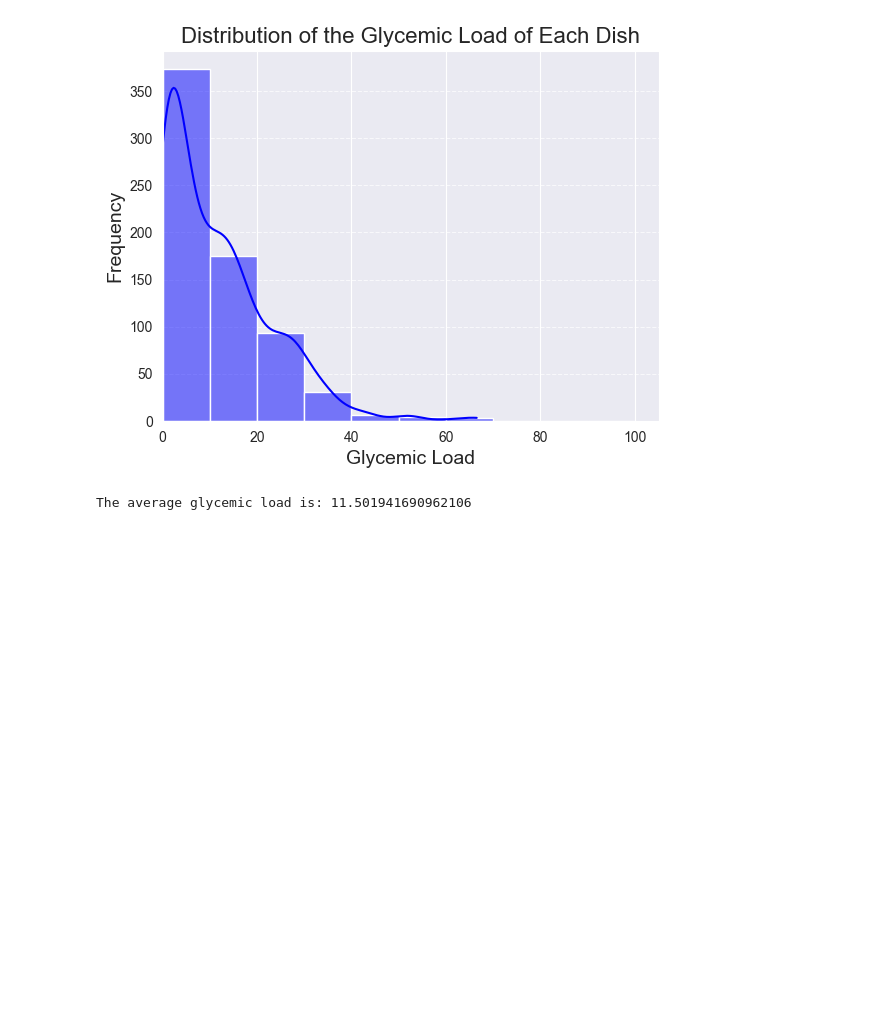
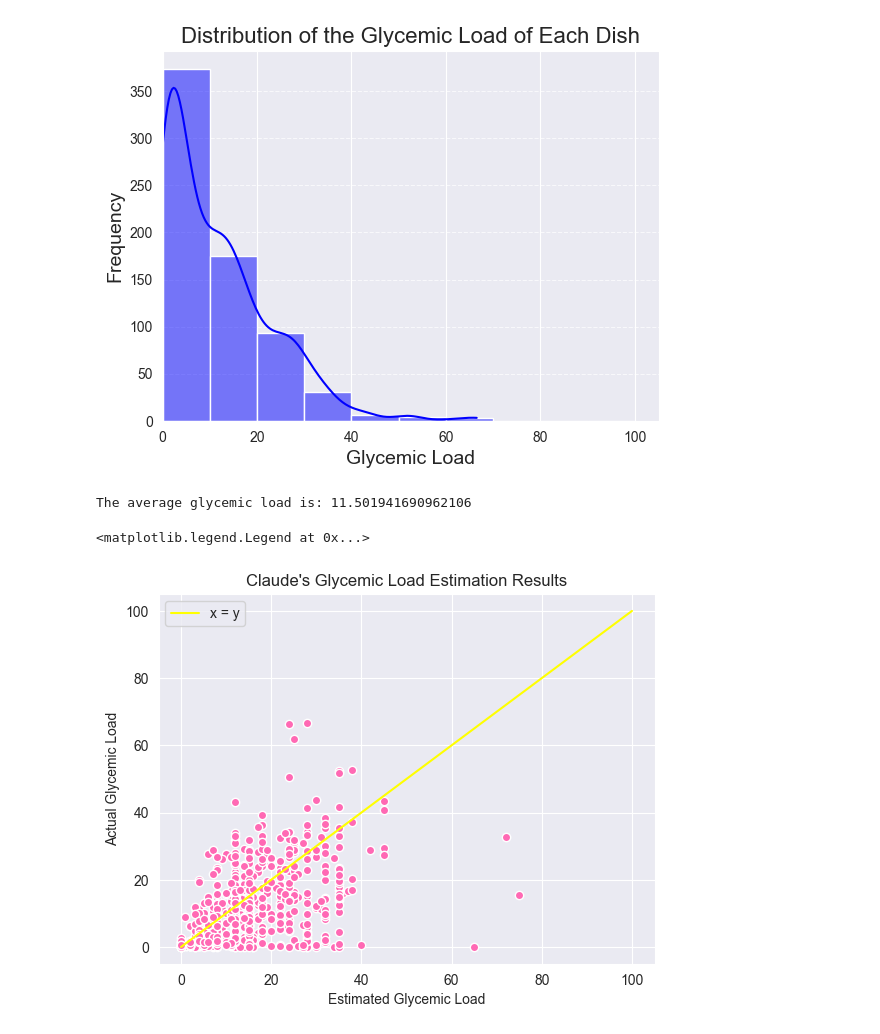
Before and after one commit to RotemGeva226/GlycemicLoad, a Jupyter notebook: Portions Estimation/notebooks/data_preprocessing.ipynb, the cells around one changed output. Drawn from its saved outputs; the diff is of its cells as text; code cells hidden in the pictures; blank space fills up the shorter version.

```diff
--- a/Portions Estimation/notebooks/data_preprocessing.ipynb
+++ b/Portions Estimation/notebooks/data_preprocessing.ipynb
@@ -72,3 +72,21 @@ print(f'The average glycemic load is: {sum(gl)/len(gl)}')
 # %% [output]
 [figure]
 The average glycemic load is: 11.501941690962106
+# %%
+claude_estimation_results = r"C:\Users\rotem.geva\OneDrive - Afeka College Of Engineering\Final Project\Portions Estimation\ClaudeGlycemicLoadEstimationResults.csv"
+df = pd.read_csv(claude_estimation_results)
+estimated = df.iloc[:, 2]
+actual = df.iloc[:, 1]
+x = np.linspace(0, 100)
+y = x
+plt.plot(estimated, actual, 'o', markerfacecolor='hotpink',
+    markeredgecolor='white',
+    markeredgewidth=1.0)
+plt.plot(x, y, label="x = y", color="yellow")
+plt.title("Claude's Glycemic Load Estimation Results")
+plt.xlabel("Estimated Glycemic Load")
+plt.ylabel("Actual Glycemic Load")
+plt.legend()
+# %% [output]
+<matplotlib.legend.Legend at 0x...>
+[figure, added]
```
